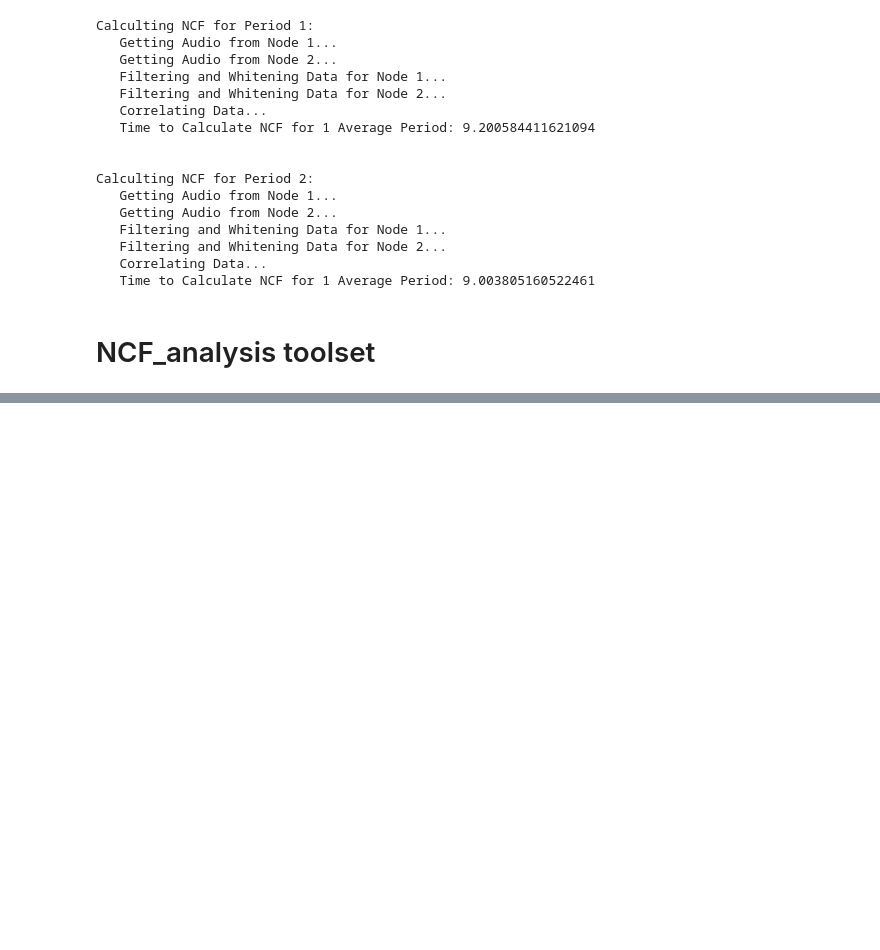
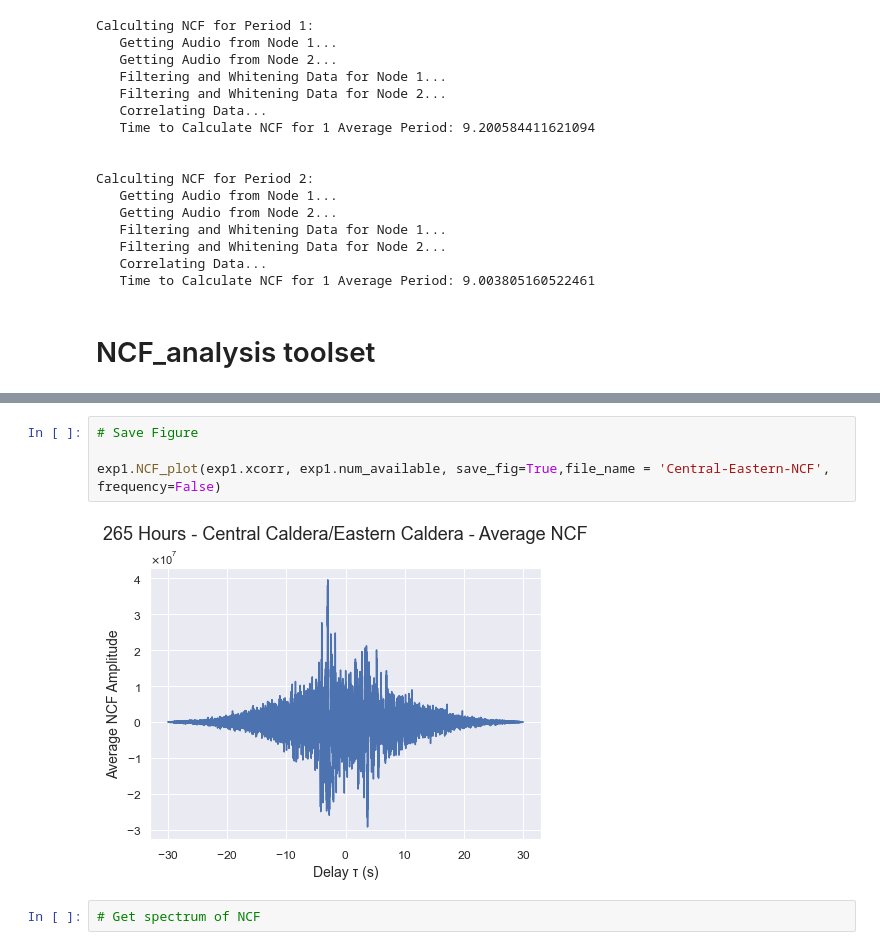
Before and after one commit to John-Ragland/Noise_Interferometry, a Jupyter notebook: Noise_Interferometry.ipynb, the cells around one changed output, grey strips where cells are left out. Drawn from its saved outputs; the diff is of its cells as text; blank space fills up the shorter version.

```diff
--- a/Noise_Interferometry.ipynb
+++ b/Noise_Interferometry.ipynb
@@ -116,0 +105,8 @@ exp1.animate_NCF(400, 10, 'test', 1.5e+11)
+# %%
+# Save Figure
+
+exp1.NCF_plot(exp1.xcorr, exp1.num_available, save_fig=True,file_name = 'Central-Eastern-NCF', frequency=False)
+# %% [output]
+[figure, added]
+# %%
+# Get spectrum of NCF
```
Also changed, not shown: parts of 10 cells of this notebook, 5 other files.
